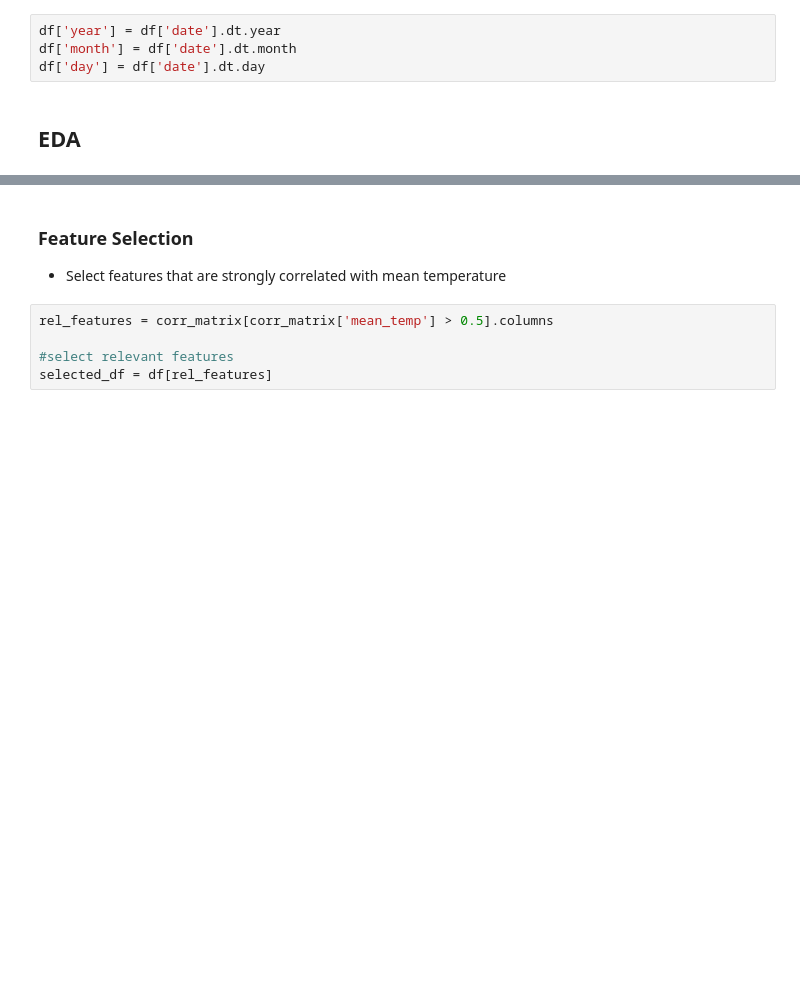
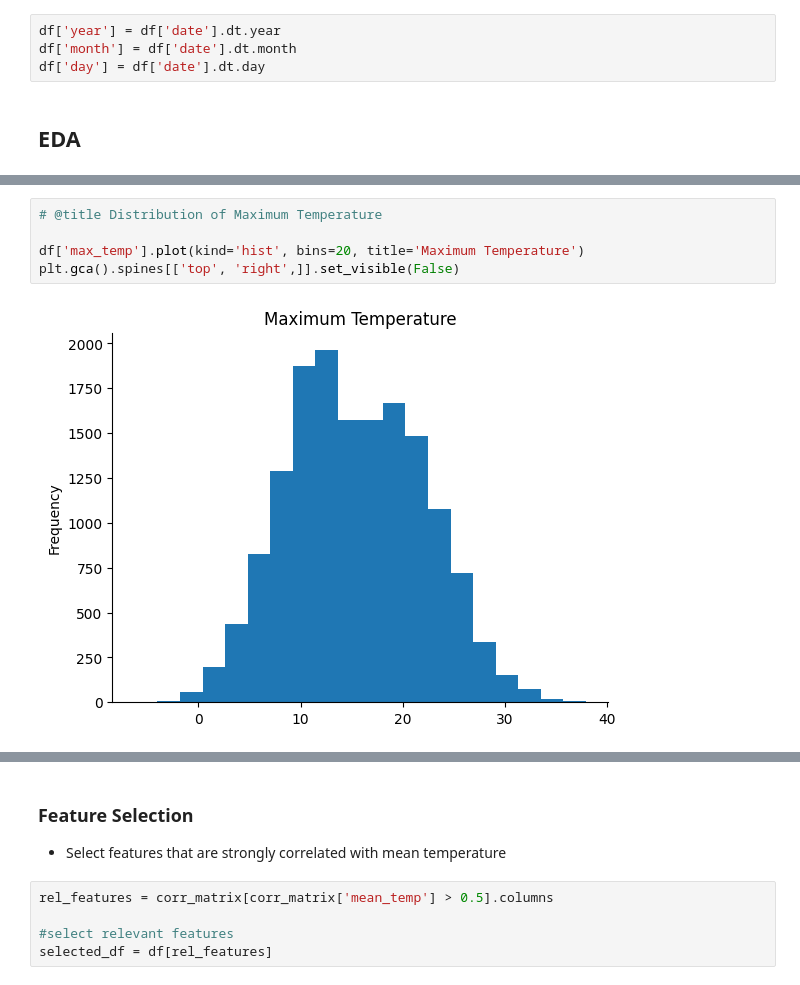
Before and after one commit to fickya1987/Climate-Prediction-Pipeline, a Jupyter notebook: Predicting_Climate_in_London.ipynb, the cells around one changed output, grey strips where cells are left out. Cells and saved outputs as stored; diff of their text form; blank space fills up the shorter version.

```diff
--- a/Predicting_Climate_in_London.ipynb
+++ b/Predicting_Climate_in_London.ipynb
@@ -94,0 +115,7 @@ df['day'] = df['date'].dt.day
+# %%
+# @title Distribution of Maximum Temperature
+
+df['max_temp'].plot(kind='hist', bins=20, title='Maximum Temperature')
+plt.gca().spines[['top', 'right',]].set_visible(False)
+# %% [output]
+[figure, added]
```
Also changed, not shown: parts of 19 cells of this notebook, 2 other files.
